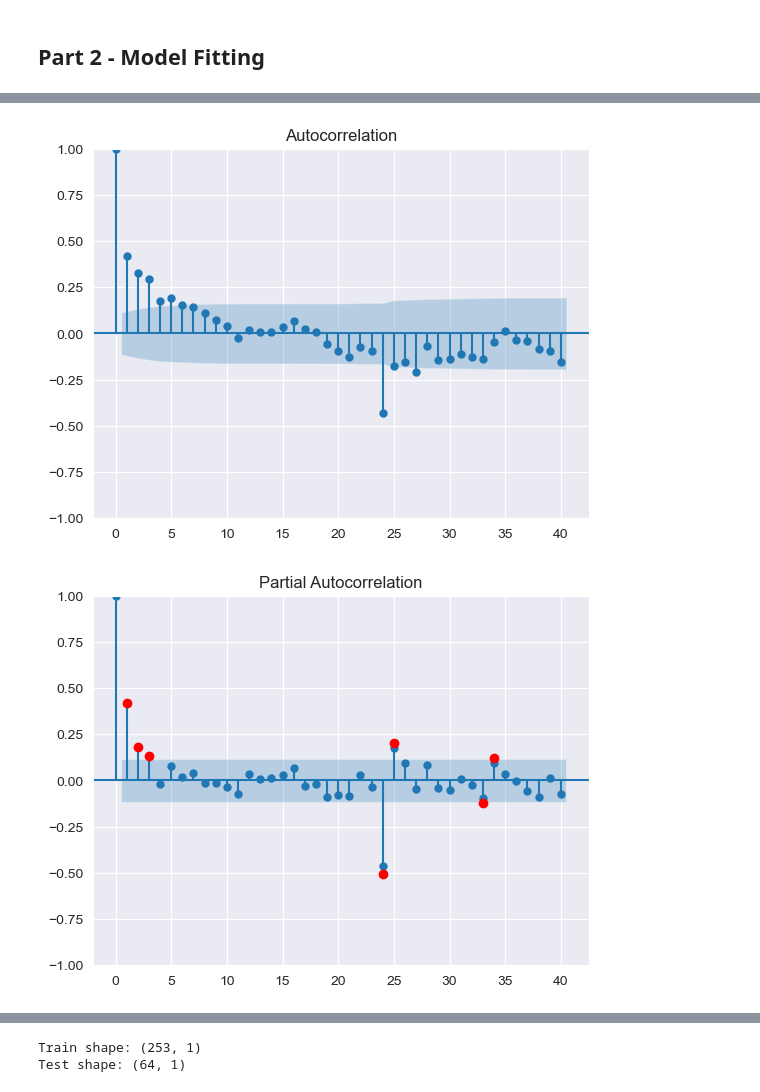
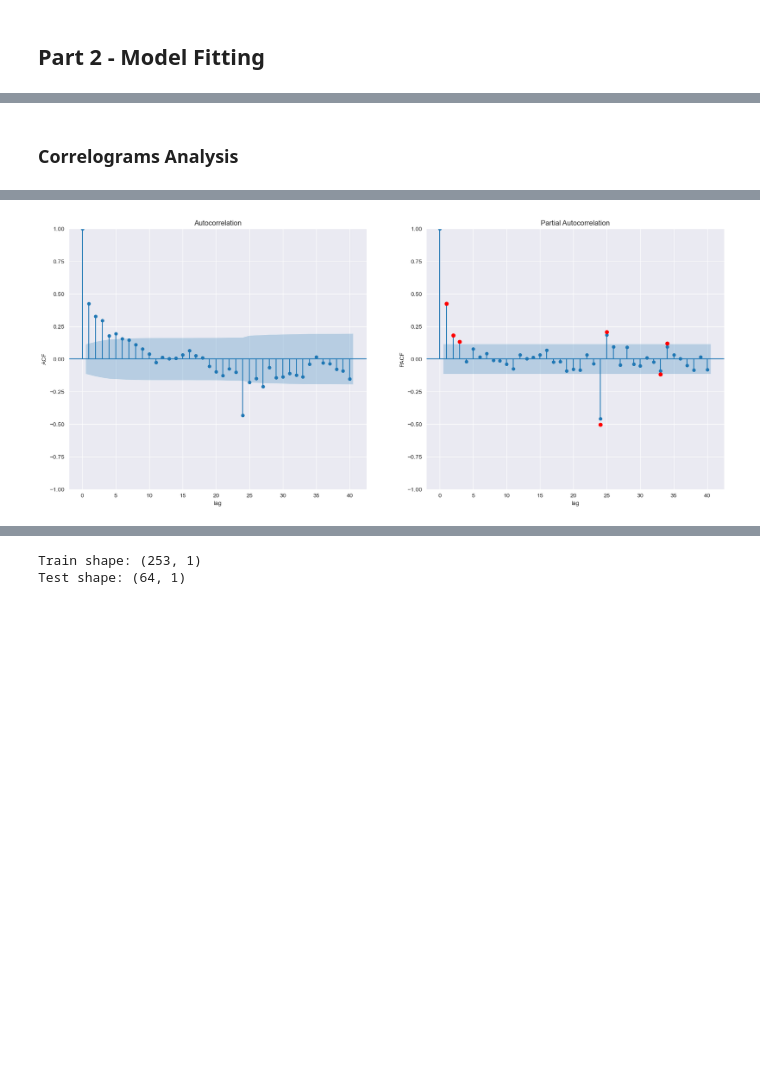
Before and after one commit to sinitsky96/Time-Series-Project, a Jupyter notebook: Final_Project.ipynb, the cells around one changed output, grey strips where cells are left out. Saved outputs shown, nothing was run; the diff lists cells and outputs as text; code cells hidden in the pictures; blank space fills up the shorter version.

```diff
--- a/Final_Project.ipynb
+++ b/Final_Project.ipynb
@@ -124,10 +101,16 @@ df = df[df.index >= '2012-01-01']
+# %%
+# selecting data from 2012 onward to account for changepoint
+co_levels.set_index('date', inplace=True)
+co_levels_2012 = co_levels[co_levels.index >= '2012-01-01']
 # %%
-df = (df.groupby(df.index)["CO"]
+# Plotting time-series from 2012
+co_mean_2012 = (co_levels_2012.groupby(co_levels_2012.index)["CO"]
       .mean()
       .reset_index()
       .set_index('date'))
-df.plot(figsize=(10,5), linewidth=2, fontsize=10)
+co_mean_2012.plot(figsize=(10,5), linewidth=2, fontsize=10)
 plt.title("CO Concentration Levels in Israel",fontsize=15)
 plt.xlabel('Year', fontsize=15)
-plt.ylabel('CO Concentration Levels $mg/M^3$', fontsize=15);
+plt.ylabel('CO Concentration Levels $mg/M^3$', fontsize=15)
+plt.legend().set_visible(False);
 # %% [output]
@@ -135,8 +118,9 @@ plt.ylabel('CO Concentration Levels $mg/M^3$', fontsize=15);
 # %%
-year_integration = df.diff(periods=24)
+year_integration = co_mean_2012.diff(periods=24)
 year_integration = year_integration.dropna()
 year_integration.plot(figsize=(10,5), linewidth=2, fontsize=10)
 plt.title("Yearly Integration of CO Levels in Israel", fontsize=15)
 plt.xlabel('Year', fontsize=15)
-plt.ylabel('CO Concentration Levels $mg/M^3$', fontsize=15);
+plt.ylabel('CO Concentration Levels $mg/M^3$', fontsize=15)
+plt.legend().set_visible(False);
 # %% [output]
@@ -157,10 +128,16 @@ plt.show()
+# %% [markdown]
+### Correlograms Analysis
 # %%
 # Plot ACF for year-integration series
-tsaplots.plot_acf(year_integration, lags=40);
+fig, axes = plt.subplots(nrows=1, ncols=2, figsize=(20, 8))
+tsaplots.plot_acf(year_integration, lags=40, ax=axes[0])
+axes[0].set_xlabel("lag")
+axes[0].set_ylabel("ACF")
 
 # Plot PACF with colored significant points
-fig, ax = plt.subplots(1, 1)
-pacf_plot = tsaplots.plot_pacf(year_integration, lags=40, ax=ax)
+pacf_plot = tsaplots.plot_pacf(year_integration, lags=40, ax=axes[1])
+axes[1].set_xlabel("lag")
+axes[1].set_ylabel("PACF")
 
 # Get the PACF values and confidence intervals
 pacf_values = tsaplots.pacf(year_integration['CO'], nlags=40)
@@ -181,6 +158,6 @@ for i, value in enumerate(pacf_values):
         # Print textual insight
         print(f"At lag {i} (approx. {time_offset} offset): PACF = {value:.4f} exceeds ±{confidence_interval:.4f}")
         # Highlight the significant lag on the PACF plot
-        ax.plot(i, value, 'ro')
+        axes[1].plot(i, value, 'ro')
 # %% [output]
 Significant PACF lags (exceeding the ±0.117 threshold):
@@ -194,2 +171 @@ At lag 34 (approx. 510 days 00:00:00 offset): PACF = 0.1203 exceeds ±0.1168
-[figure, old version]
+[figure, new version]
-[figure, removed]
```
Also changed, not shown: parts of 12 cells of this notebook.
